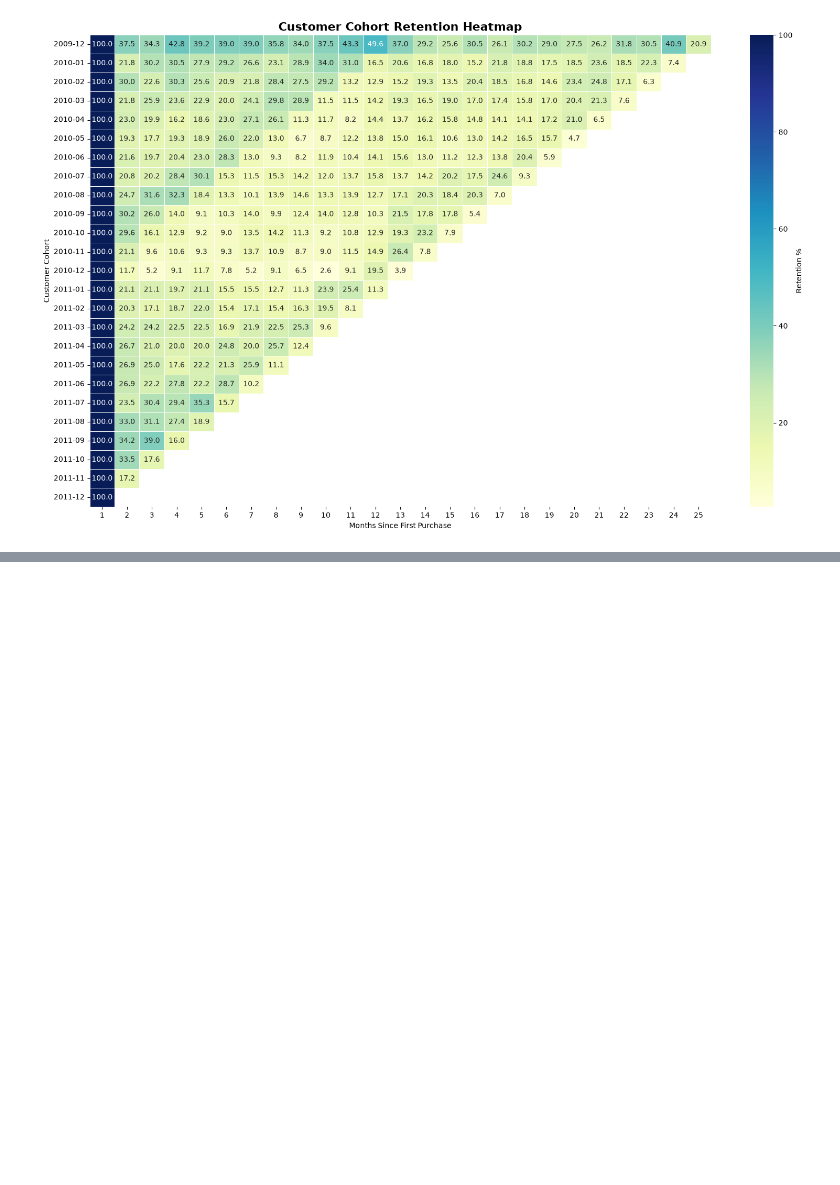
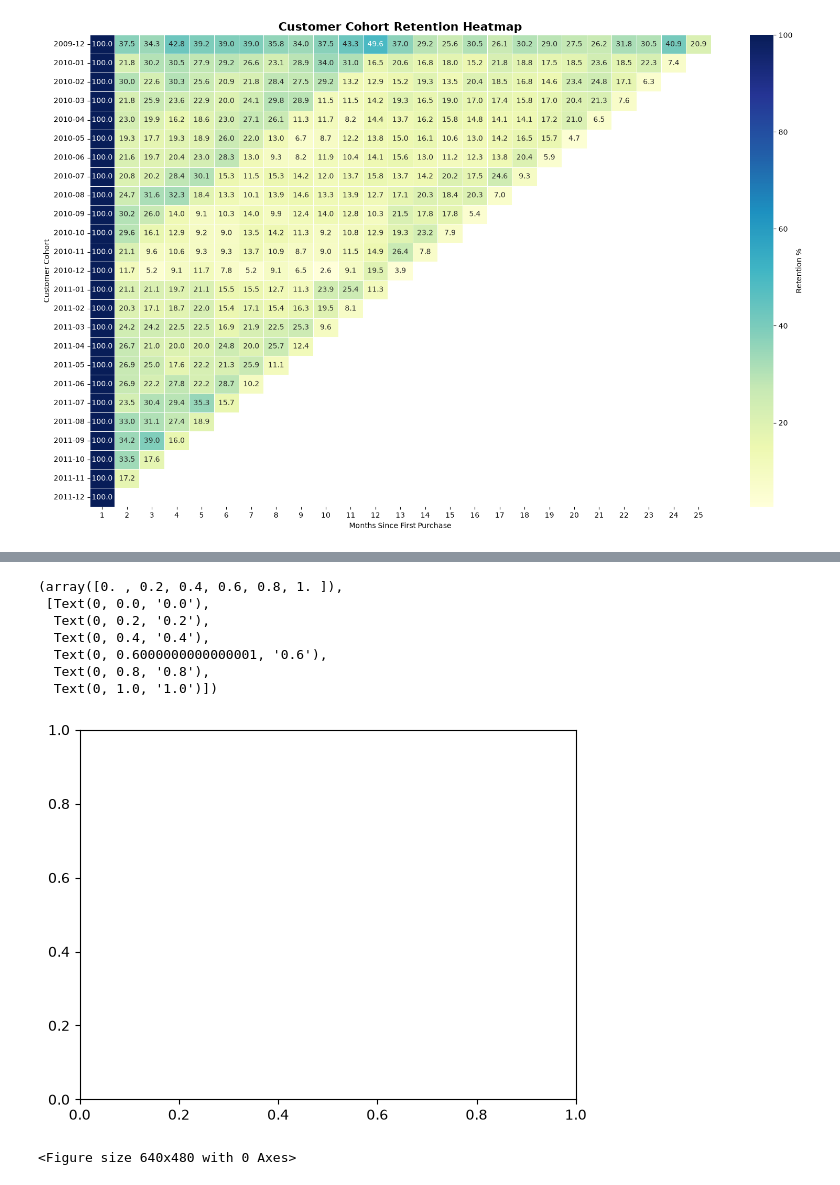
Before and after one commit to Tamoze/SaaS-ECommerce-Cohort-Retention-CLTV-Analysis, a Jupyter notebook: notebooks/02_cohort_analysis.ipynb, the cells around one changed output, grey strips where cells are left out. Saved outputs shown, nothing was run; the diff lists cells and outputs as text; code cells hidden in the pictures; blank space fills up the shorter version.

```diff
--- a/notebooks/02_cohort_analysis.ipynb
+++ b/notebooks/02_cohort_analysis.ipynb
@@ -625,0 +654,20 @@ plt.show()
+# %%
+plt.xticks(rotation=0)
+plt.yticks(rotation=0)
+# %% [output]
+(array([0. , 0.2, 0.4, 0.6, 0.8, 1. ]),
+ [Text(0, 0.0, '0.0'),
+  Text(0, 0.2, '0.2'),
+  Text(0, 0.4, '0.4'),
+  Text(0, 0.6000000000000001, '0.6'),
+  Text(0, 0.8, '0.8'),
+  Text(0, 1.0, '1.0')])
+[figure, added]
+# %%
+plt.savefig(
+    "../visuals/cohort_retention_heatmap.png",
+    dpi=400,
+    bbox_inches="tight"
+)
+# %% [output]
+<Figure size 640x480 with 0 Axes>
```
Also changed, not shown: parts of 4 cells of this notebook.
